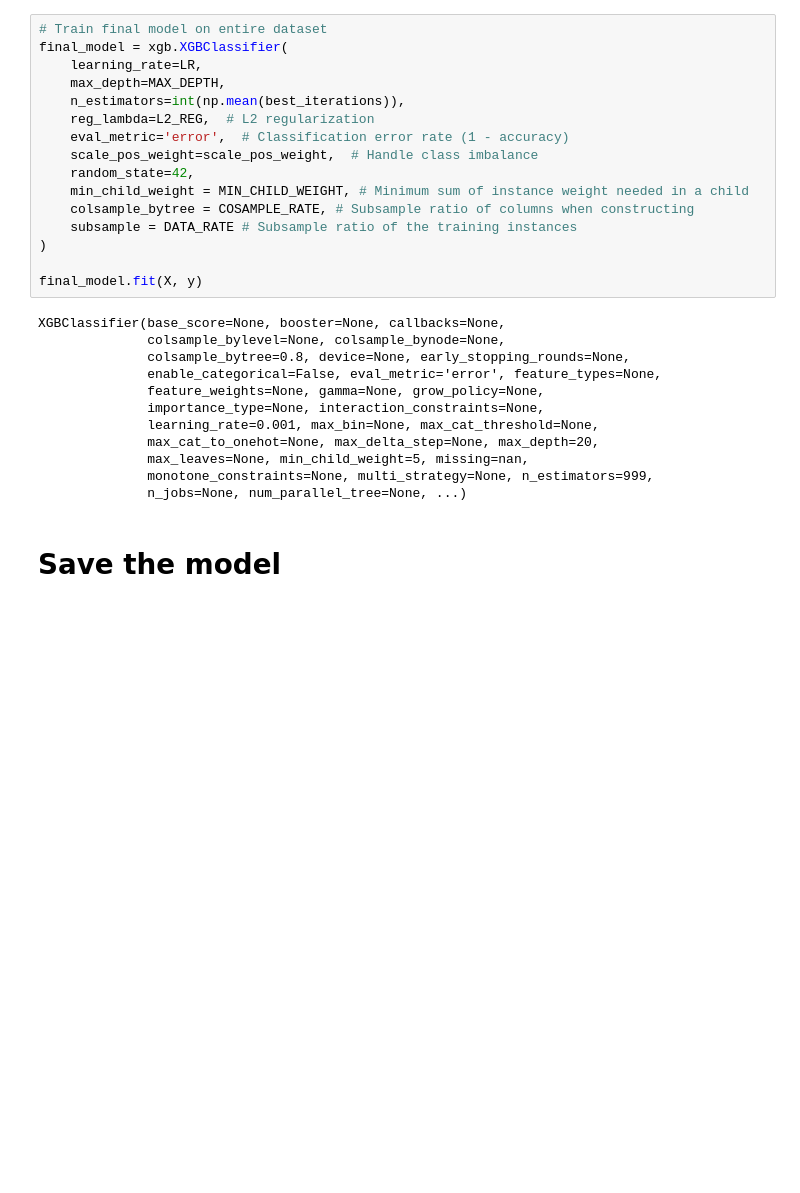
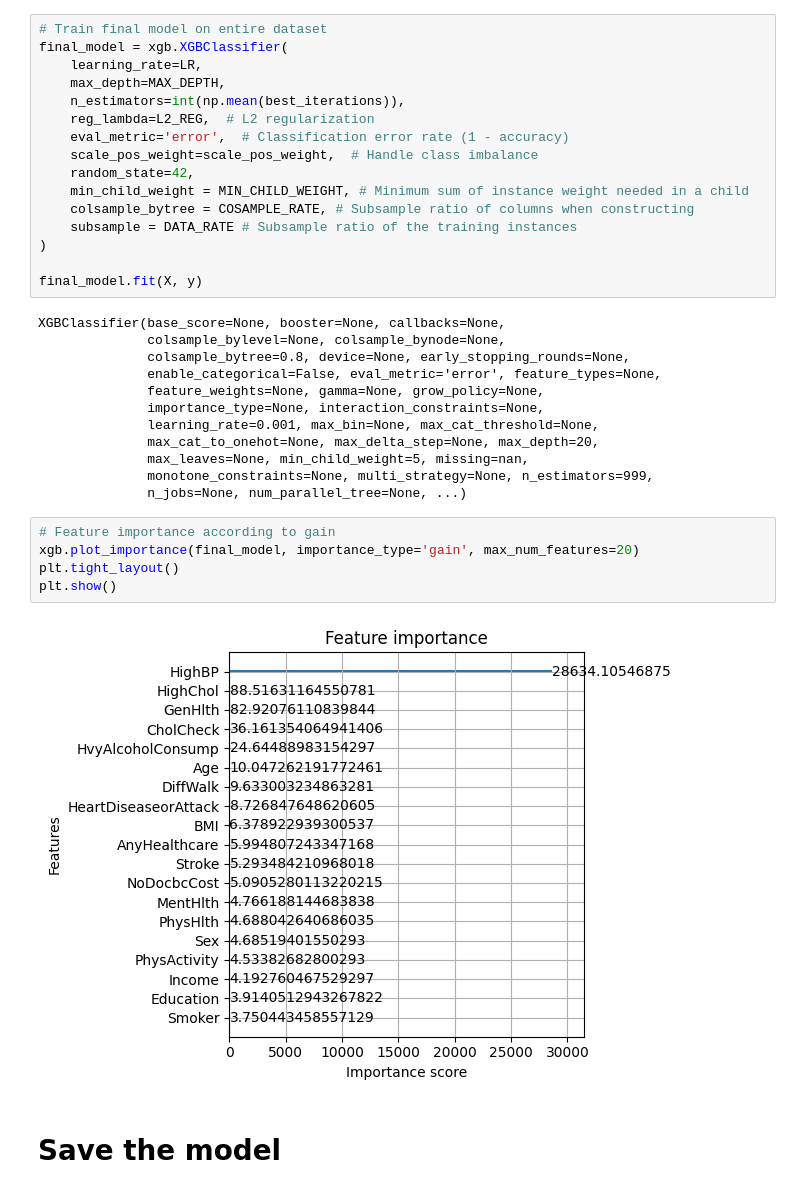
Before and after one commit to DatThanhPham/Diabetes-Chatbot-Agent, a Jupyter notebook: scripts/model_training.ipynb, the cells around one changed output. Saved outputs shown, nothing was run; the diff lists cells and outputs as text; blank space fills up the shorter version.

Commit message:
Added importance score calculation for the xgboost model

```diff
--- a/scripts/model_training.ipynb
+++ b/scripts/model_training.ipynb
@@ -213,6 +214,13 @@ XGBClassifier(base_score=None, booster=None, callbacks=None,
               max_leaves=None, min_child_weight=5, missing=nan,
               monotone_constraints=None, multi_strategy=None, n_estimators=999,
               n_jobs=None, num_parallel_tree=None, ...)
+# %%
+# Feature importance according to gain
+xgb.plot_importance(final_model, importance_type='gain', max_num_features=20)
+plt.tight_layout()
+plt.show()
+# %% [output]
+[figure, added]
 # %% [markdown]
 # Save the model
 # %%
```
Also changed, not shown: parts of 1 cell of this notebook.
